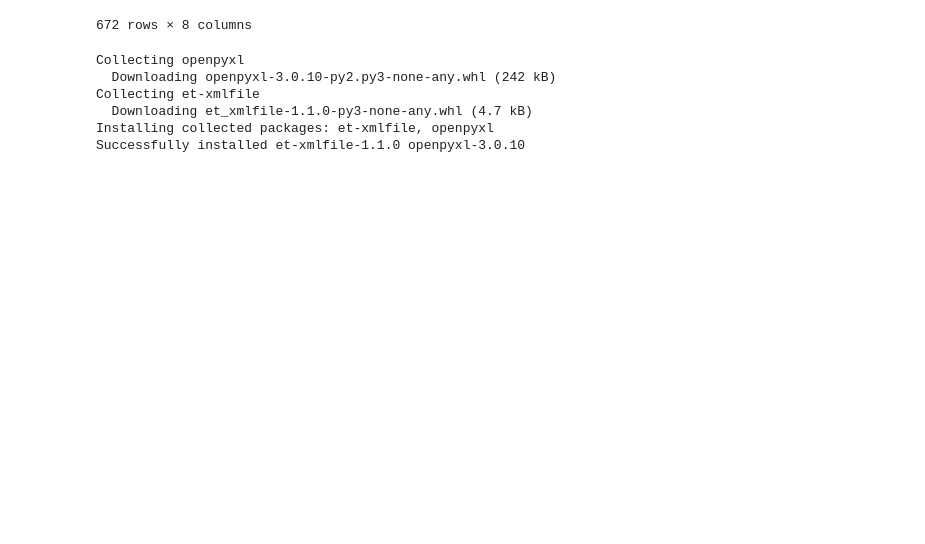
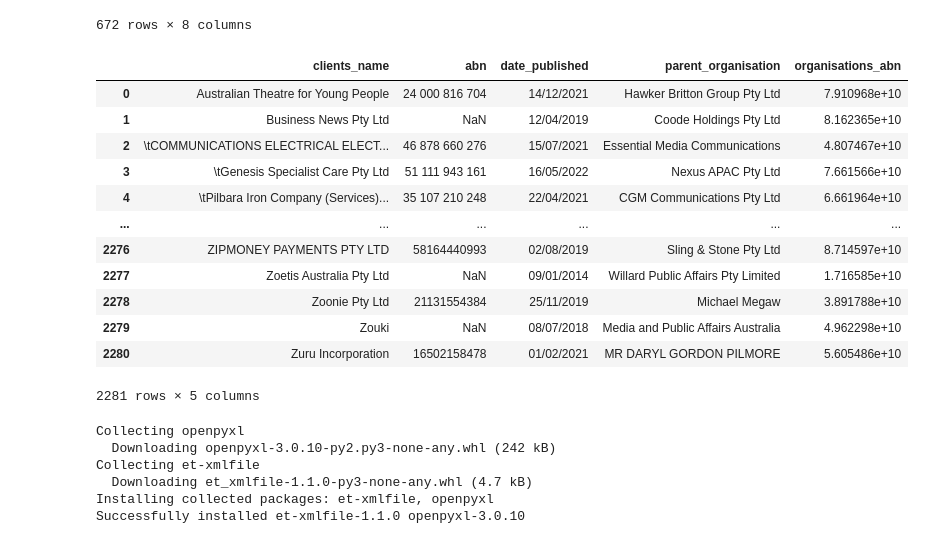
Before and after one commit to sjeruto/ARDC-Project, a Jupyter notebook: notebooks/mg_workbook.ipynb, the cells around one changed output. Cells and saved outputs as stored; diff of their text form; code cells hidden in the pictures; blank space fills up the shorter version.

```diff
--- a/notebooks/mg_workbook.ipynb
+++ b/notebooks/mg_workbook.ipynb
@@ -113,15 +136,29 @@ employees_df
 | 671 | Zoe Arpin | Senior Associate | No | NaN | NaN | 13/01/2021 | ... |
 672 rows × 8 columns
 # %%
-employees_df = pd.read_excel('../Downloadable Lobbyist Register.xlsx', sheet_name='Lobbyists', header=7)
-employees_df.columns = employees_df.columns.str.replace(' ', '_')
-employees_df.columns = employees_df.columns.str.lower()
-employees_df.columns = employees_df.columns.str.replace(':', '')
-employees_df.columns = employees_df.columns.str.replace("'", '')
-employees_df.columns = employees_df.columns.str.replace('.', '')
-employees_df = employees_df[[c for c in employees_df.columns if c not in ['unnamed_0']]]
-employees_df.organisations_abn = pd.to_numeric(employees_df.organisations_abn.str.replace(' ', ''))
-employees_df
+clients_df = pd.read_excel('../Downloadable Lobbyist Register.xlsx', sheet_name='Clients', header=7)
+clients_df.columns = clients_df.columns.str.replace(' ', '_')
+clients_df.columns = clients_df.columns.str.lower()
+clients_df.columns = clients_df.columns.str.replace(':', '')
+clients_df.columns = clients_df.columns.str.replace("'", '')
+clients_df.columns = clients_df.columns.str.replace('.', '')
+clients_df = clients_df[[c for c in clients_df.columns if c not in ['unnamed_0']]]
+clients_df.organisations_abn = pd.to_numeric(clients_df.organisations_abn.str.replace(' ', ''))
+clients_df
+# %% [output]
+|  | clients_name | abn | date_published | parent_organisation | organisations_abn |
+| 0 | Australian Theatre for Young People | 24 000 816 704 | 14/12/2021 | Hawker Britton Group Pty Ltd | 7.910968e+10 |
+| 1 | Business News Pty Ltd | NaN | 12/04/2019 | Coode Holdings Pty Ltd | 8.162365e+10 |
+| 2 | \tCOMMUNICATIONS ELECTRICAL ELECT... | 46 878 660 276 | 15/07/2021 | Essential Media Communications | 4.807467e+10 |
+| 3 | \tGenesis Specialist Care Pty Ltd | 51 111 943 161 | 16/05/2022 | Nexus APAC Pty Ltd | 7.661566e+10 |
+| 4 | \tPilbara Iron Company (Services)... | 35 107 210 248 | 22/04/2021 | CGM Communications Pty Ltd | 6.661964e+10 |
+| ... | ... | ... | ... | ... | ... |
+| 2276 | ZIPMONEY PAYMENTS PTY LTD | 58164440993 | 02/08/2019 | Sling & Stone Pty Ltd | 8.714597e+10 |
+| 2277 | Zoetis Australia Pty Ltd | NaN | 09/01/2014 | Willard Public Affairs Pty Limited | 1.716585e+10 |
+| 2278 | Zoonie Pty Ltd | 21131554384 | 25/11/2019 | Michael Megaw | 3.891788e+10 |
+| 2279 | Zouki | NaN | 08/07/2018 | Media and Public Affairs Australia | 4.962298e+10 |
+| 2280 | Zuru Incorporation | 16502158478 | 01/02/2021 | MR DARYL GORDON PILMORE | 5.605486e+10 |
+2281 rows × 5 columns
 # %%
 #!pip install selenium
 # !pip install --upgrade pip
```
Also changed, not shown: parts of 3 cells of this notebook, 3 other files.
